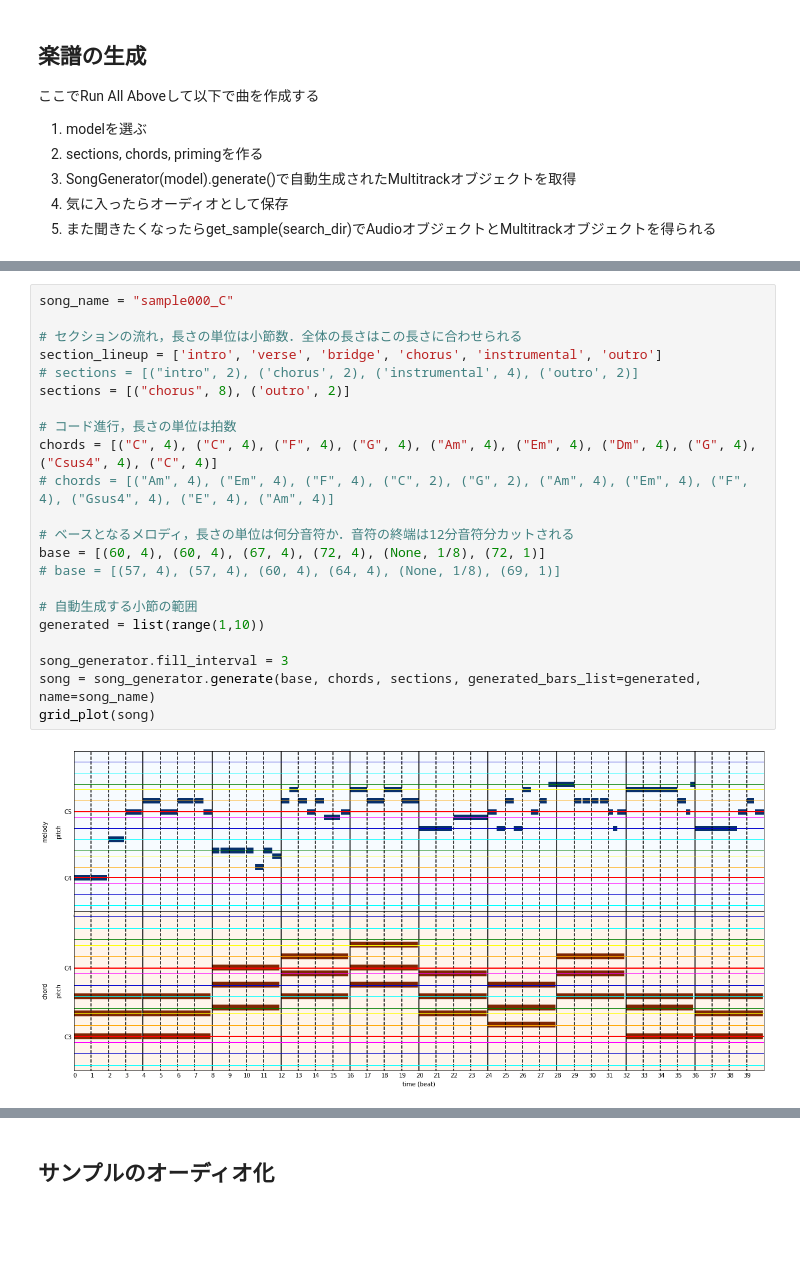
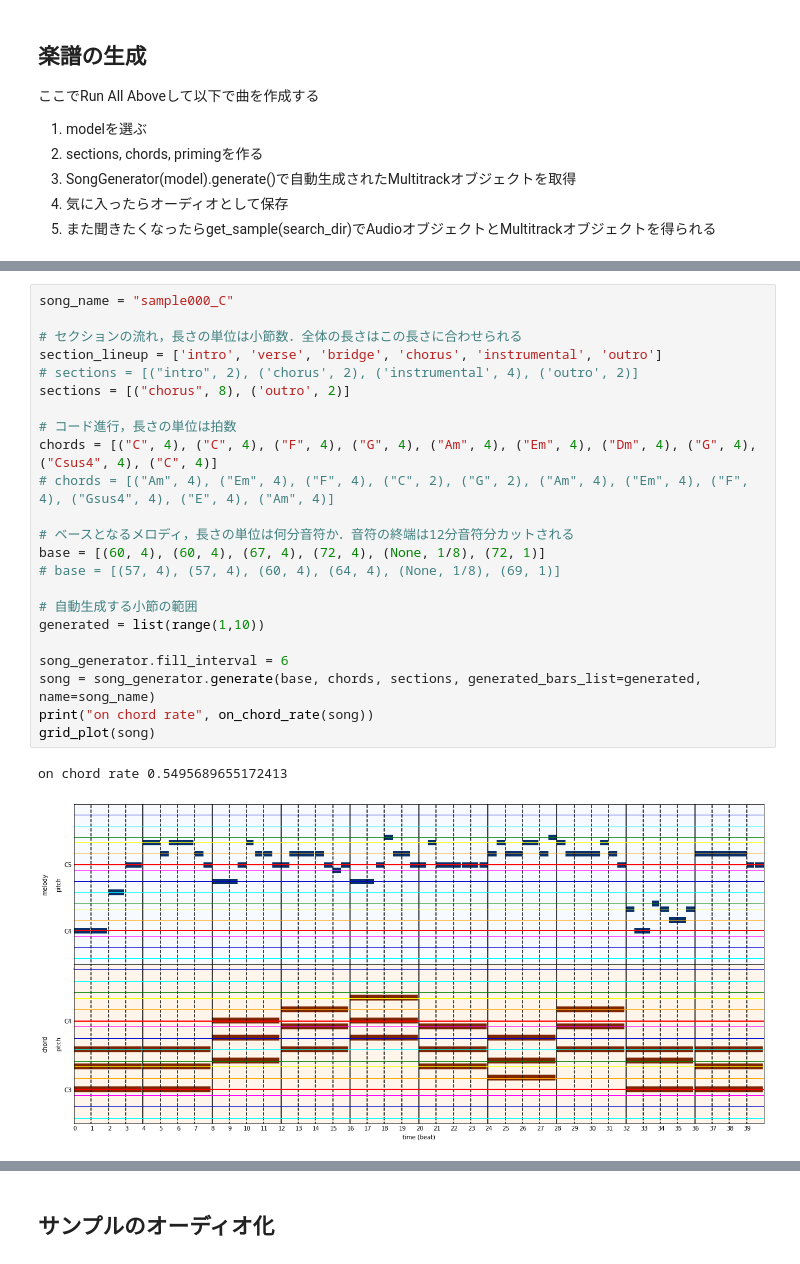
Before and after one commit to fuurin/midinet-followup, a Jupyter notebook: midinet2_demo.ipynb, the cells around one changed output, grey strips where cells are left out. Drawn from its saved outputs; the diff is of its cells as text; blank space fills up the shorter version.

```diff
--- a/midinet2_demo.ipynb
+++ b/midinet2_demo.ipynb
@@ -500,27 +500,29 @@ model is loaded from netG_epoch=0500_nz=512_l1=0.1_l2=0.5_gt=48.pth
 # %%
 song_name = "sample000_C"
 
 # セクションの流れ，長さの単位は小節数．全体の長さはこの長さに合わせられる
 section_lineup = ['intro', 'verse', 'bridge', 'chorus', 'instrumental', 'outro']
 # sections = [("intro", 2), ('chorus', 2), ('instrumental', 4), ('outro', 2)]
 sections = [("chorus", 8), ('outro', 2)]
 
 # コード進行，長さの単位は拍数
 chords = [("C", 4), ("C", 4), ("F", 4), ("G", 4), ("Am", 4), ("Em", 4), ("Dm", 4), ("G", 4), ("Csus4", 4), ("C", 4)]
 # chords = [("Am", 4), ("Em", 4), ("F", 4), ("C", 2), ("G", 2), ("Am", 4), ("Em", 4), ("F", 4), ("Gsus4", 4), ("E", 4), ("Am", 4)]
 
 # ベースとなるメロディ，長さの単位は何分音符か．音符の終端は12分音符分カットされる
 base = [(60, 4), (60, 4), (67, 4), (72, 4), (None, 1/8), (72, 1)]
 # base = [(57, 4), (57, 4), (60, 4), (64, 4), (None, 1/8), (69, 1)]
 
 # 自動生成する小節の範囲
 generated = list(range(1,10))
 
-song_generator.fill_interval = 3
+song_generator.fill_interval = 6
 song = song_generator.generate(base, chords, sections, generated_bars_list=generated, name=song_name)
+print("on chord rate", on_chord_rate(song))
 grid_plot(song)
 # %% [output]
+on chord rate 0.5495689655172413
-[figure, old version]
+[figure, new version]
 # %%
 song_generator.show_map()
 # %% [output]
```
Also changed, not shown: parts of 2 cells of this notebook, 4 other files.
